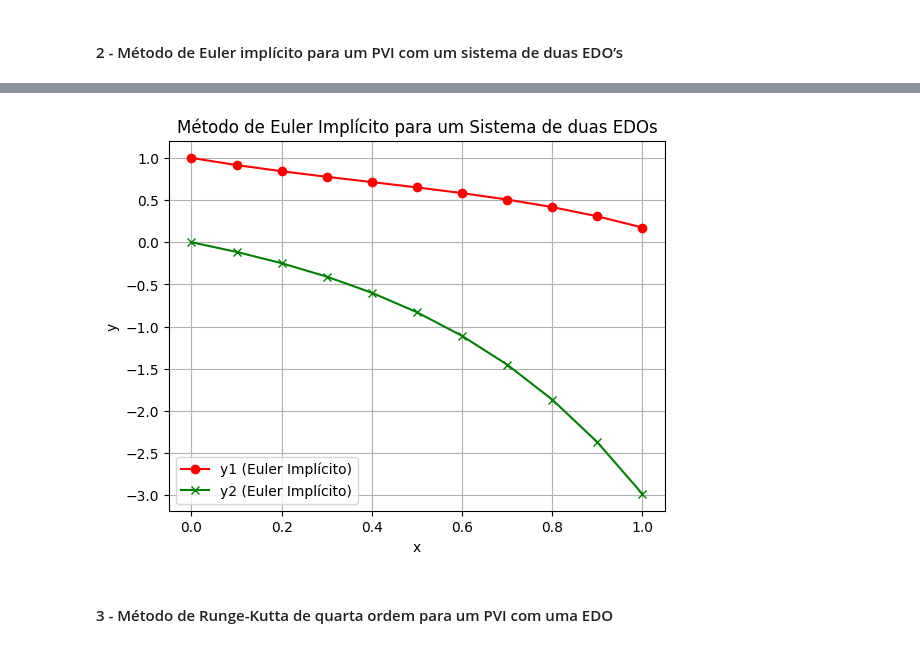
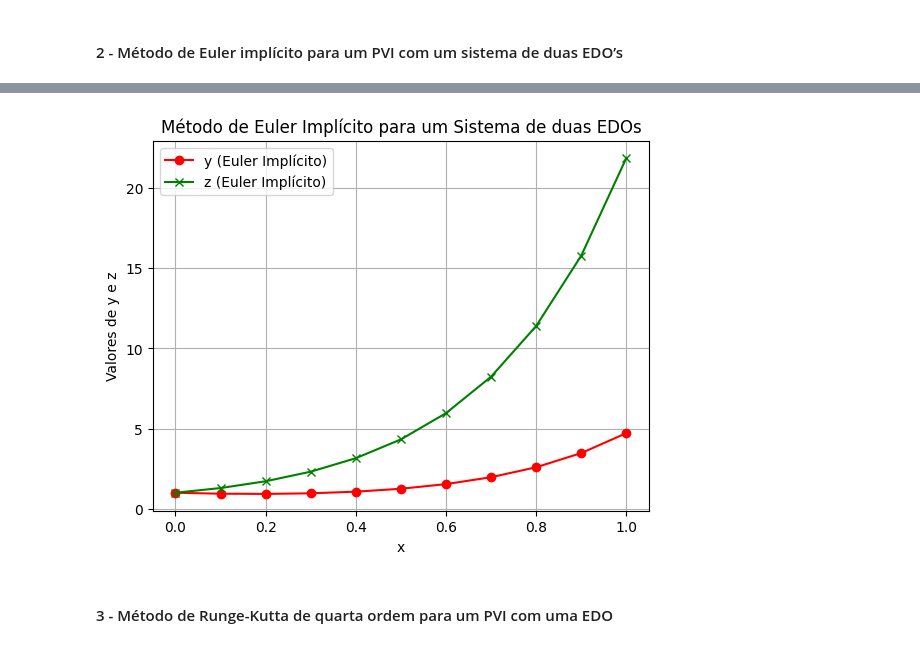
Before and after one commit to johnpaulnasc/EDO, a Jupyter notebook: atividade.ipynb, the cells around one changed output, grey strips where cells are left out. Drawn from its saved outputs; the diff is of its cells as text; code cells hidden in the pictures.

Commit message:
fix: alteração das EDO's para não usar lambda

```diff
--- a/atividade.ipynb
+++ b/atividade.ipynb
@@ -68,52 +68,57 @@ import scipy.optimize as opt
 import pandas as pd
 import matplotlib.pyplot as plt
 
-def euler_implicito_sistema(f1, f2, a, b, y10, y20, h):
+def sistema_eq(Y, y_prev, z_prev, x_next, h, f, g):
+    y_next, z_next = Y
+    eq1 = y_next - y_prev - h * f(x_next, y_next, z_next)
+    eq2 = z_next - z_prev - h * g(x_next, y_next, z_next)
+    return [eq1, eq2]
+
+def euler_implicito_sistema(f, g, a, b, y0, z0, h):
     # Número de passos
     N = int((b - a) / h)
     x = np.linspace(a, b, N+1)
-    y1 = np.zeros(N+1)
-    y2 = np.zeros(N+1)
-    y1[0] = y10
-    y2[0] = y20
+    y = np.zeros(N+1)
+    z = np.zeros(N+1)
+    y[0] = y0
+    z[0] = z0
 
     for i in range(N):
-        func = lambda Y: [
-            Y[0] - y1[i] - h * f1(x[i+1], Y[0], Y[1]),
-            Y[1] - y2[i] - h * f2(x[i+1], Y[0], Y[1])
-        ]
-        Y_next = opt.root(func, [y1[i], y2[i]]).x
-        y1[i+1] = Y_next[0]
-        y2[i+1] = Y_next[1]
+        x_next = x[i+1]
+        y_prev = y[i]
+        z_prev = z[i]
+        Y_next = opt.root(sistema_eq, [y_prev, z_prev], args=(y_prev, z_prev, x_next, h, f, g)).x
+        y[i+1] = Y_next[0]
+        z[i+1] = Y_next[1]
 
-    return x, y1, y2
+    return x, y, z
 
-# Definindo as funções f1(x, y1, y2) e f2(x, y1, y2)
-def f1(x, y1, y2):
-    return x - 2 * y1 + y2 + 1
+# Definindo as funções f(x, y, z) e g(x, y, z)
+def f(x, y, z):
+    return -2 * y + z
 
-def f2(x, y1, y2):
-    return -y1 + 2 * y2
+def g(x, y, z):
+    return -y + 3 * z
 
 # Parâmetros de entrada
 a = 0
 b = 1
-y10 = 1
-y20 = 0
+y0 = 1
+z0 = 1
 h = 0.1
 
 # Solucionando o sistema de EDOs
-x, y1, y2 = euler_implicito_sistema(f1, f2, a, b, y10, y20, h)
+x, y, z = euler_implicito_sistema(f, g, a, b, y0, z0, h)
 
 # Criando a tabela de resultados
-df = pd.DataFrame({'x': x, 'y1': y1, 'y2': y2})
+df = pd.DataFrame({'x': x, 'y': y, 'z': z})
 print(df)
 
 # Plotando os gráficos
-plt.plot(x, y1, marker='o', linestyle='-', color='r', label='y1 (Euler Implícito)')
-plt.plot(x, y2, marker='x', linestyle='-', color='g', label='y2 (Euler Implícito)')
+plt.plot(x, y, marker='o', linestyle='-', color='r', label='y (Euler Implícito)')
+plt.plot(x, z, marker='x', linestyle='-', color='g', label='z (Euler Implícito)')
 plt.xlabel('x')
-plt.ylabel('y')
+plt.ylabel('Valores de y e z')
 plt.title('Método de Euler Implícito para um Sistema de duas EDOs')
 plt.legend()
 plt.grid(True)
@@ -134,4 +139,4 @@ plt.show()
-[figure, old version]
+[figure, new version]
 # %% [markdown]
 #### 3 - Método de Runge-Kutta de quarta ordem para um PVI com uma EDO
 # %%
```
Also changed, not shown: parts of 1 cell of this notebook, 4 other files.
